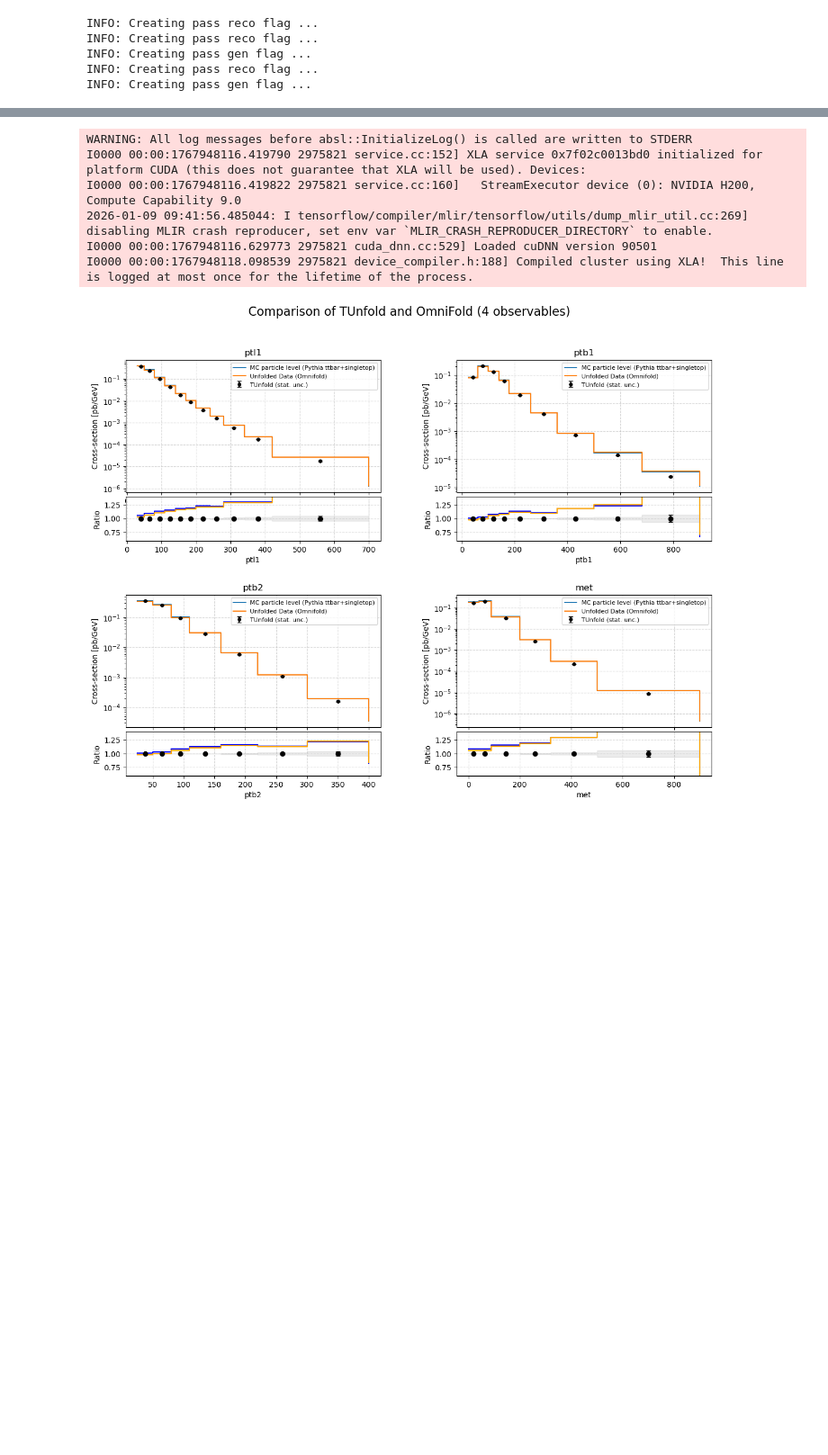
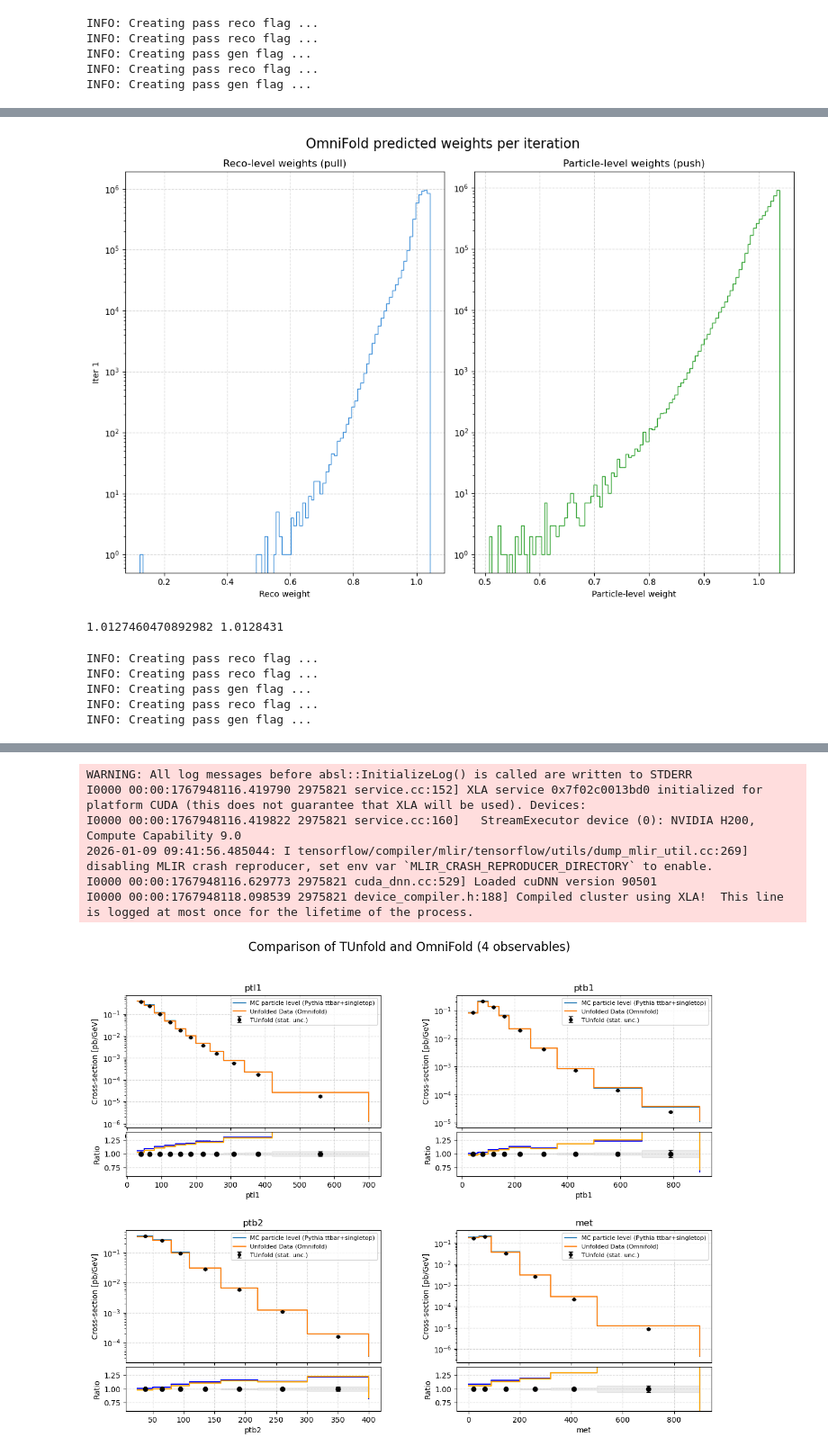
Before and after one commit to josefmurnauer/omnifold, a Jupyter notebook: Unfolding_WWbb_data.ipynb, the cells around one changed output, grey strips where cells are left out. Shown at 90% size. Cells and saved outputs as stored; diff of their text form; code cells hidden in the pictures; blank space fills up the shorter version.

```diff
--- a/Unfolding_WWbb_data.ipynb
+++ b/Unfolding_WWbb_data.ipynb
@@ -330,3 +345,9 @@ INFO: Creating pass reco flag ...
 INFO: Creating pass gen flag ...
 INFO: Creating pass reco flag ...
 INFO: Creating pass gen flag ...
+# %%
+data_loader = DataLoader(reco = X_data_scaled[:,0,0], weight = data_df['eventWeight']*0.75, normalize=False)
+
+pythia_loader = DataLoader(reco = X_pythia_reco_scaled[:,0,0], gen = X_pythia_truth_scaled[:,0,0], weight = pythia_train['eventWeight'],normalize=False)
+
+testset_loader = DataLoader(reco = pythia_reco_test[:,0,0], gen = pythia_truth_test[:,0,0], weight = pythia_test['eventWeight'],normalize=False)
@@ -341,15 +371,15 @@ I0000 00:00:1768225940.352491  645569 gpu_device.cc:2019] Created device /job:lo
 # %%
-omnifold_name = "14_part_10000000_pythia_WbWb_background"
+#omnifold_name = "14_part_5000000_pythia_WbWb_background"
 weight_folder = '/scratch/mjosef/Unfolding/omnifold/data/'
 
 omnifold = omnifold_routine.MultiFold(
-    omnifold_name,
+    "5000000_pythia_WbWb_background_1Dptl1",
     model1, # model_reco
     model2, # model_gen
     data_loader, # data
     pythia_loader, # MC
     batch_size = 128,
-    niter = 5,  #Number of Iterations
+    niter = 1,  #Number of Iterations
     epochs=100,
     weights_folder = weight_folder,
     verbose = True,
@@ -399,0 +703,65 @@ unfolded_weights  = omnifold.reweight(Y_truth_scaled,omnifold.model2,batch_size=
+# %%
+n_iterations = len(weights_pull_list)
+
+fig, axes = plt.subplots(
+    n_iterations, 2,
+    figsize=(12, 8),
+    #sharex="col",
+    sharey="col"
+)
+
+for it in range(n_iterations):
+    ax = axes[0]
+
+    ax.hist(
+        weights_pull_list[it],
+        bins=100,
+        histtype="step",
+        lw=1.8,
+        color="#3f90da",
+    )
+    ax.set_yscale("log")
+    ax.grid(True, ls="--", alpha=0.5)
+
+    if it == 0:
+        ax.set_title("Reco-level weights (pull)")
+    ax.set_ylabel(f"Iter {it+1}")
+    ax = axes[1]
+    ax.hist(
+        weights_push_list[it],
+        bins=100,
+        histtype="step",
+        lw=1.8,
+        color="#2ca02c",
+    )
+    ax.set_yscale("log")
+    ax.grid(True, ls="--", alpha=0.5)
+    if it == 0:
+        ax.set_title("Particle-level weights (push)")
+
+# X-labels only on bottom row
+axes[0].set_xlabel("Reco weight")
+axes[1].set_xlabel("Particle-level weight")
+
+fig.suptitle(
+    "OmniFold predicted weights per iteration",
+    fontsize=16
+)
+plt.tight_layout()
+plt.show()
+print(np.mean(weights_pull_list[it]), np.mean(weights_push_list[it]))
+# %% [output]
+[figure, added]
+1.0127460470892982 1.0128431
+# %%
+data_loader = DataLoader(reco = X_data_scaled[:,1,0], weight = data_df['eventWeight']*0.8, normalize=False)
+
+pythia_loader = DataLoader(reco = X_pythia_reco_scaled[:,1,0], gen = X_pythia_truth_scaled[:,1,0], weight = pythia_train['eventWeight'],normalize=False)
+
+testset_loader = DataLoader(reco = pythia_reco_test[:,1,0], gen = pythia_truth_test[:,1,0], weight = pythia_test['eventWeight'],normalize=False)
+# %% [output]
+INFO: Creating pass reco flag ...
+INFO: Creating pass reco flag ...
+INFO: Creating pass gen flag ...
+INFO: Creating pass reco flag ...
+INFO: Creating pass gen flag ...
```
Also changed, not shown: parts of 24 cells of this notebook.
